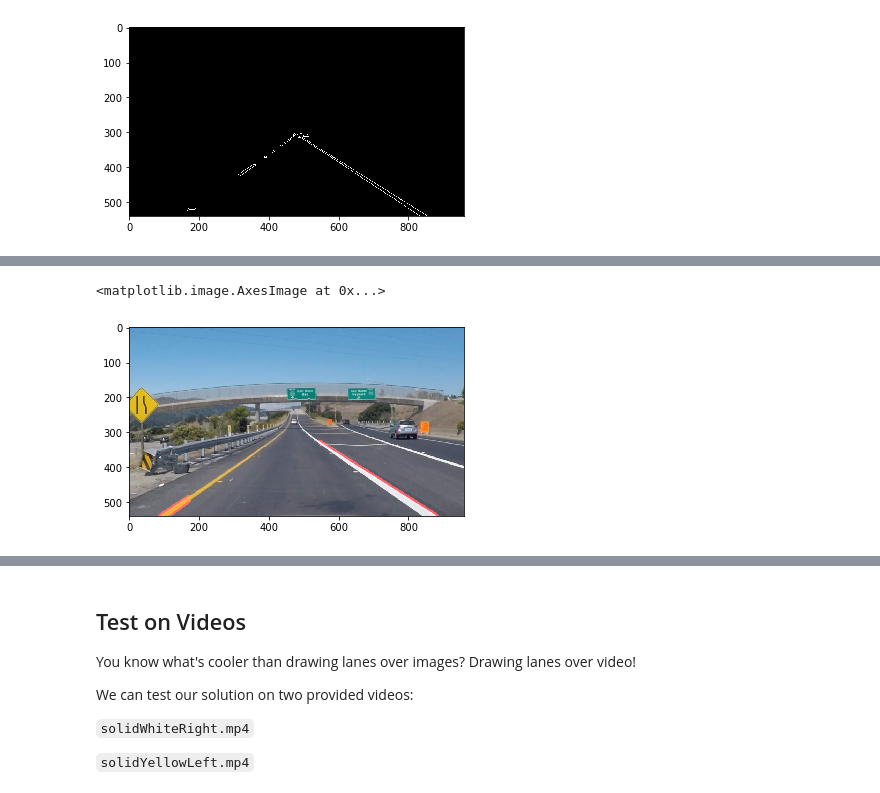
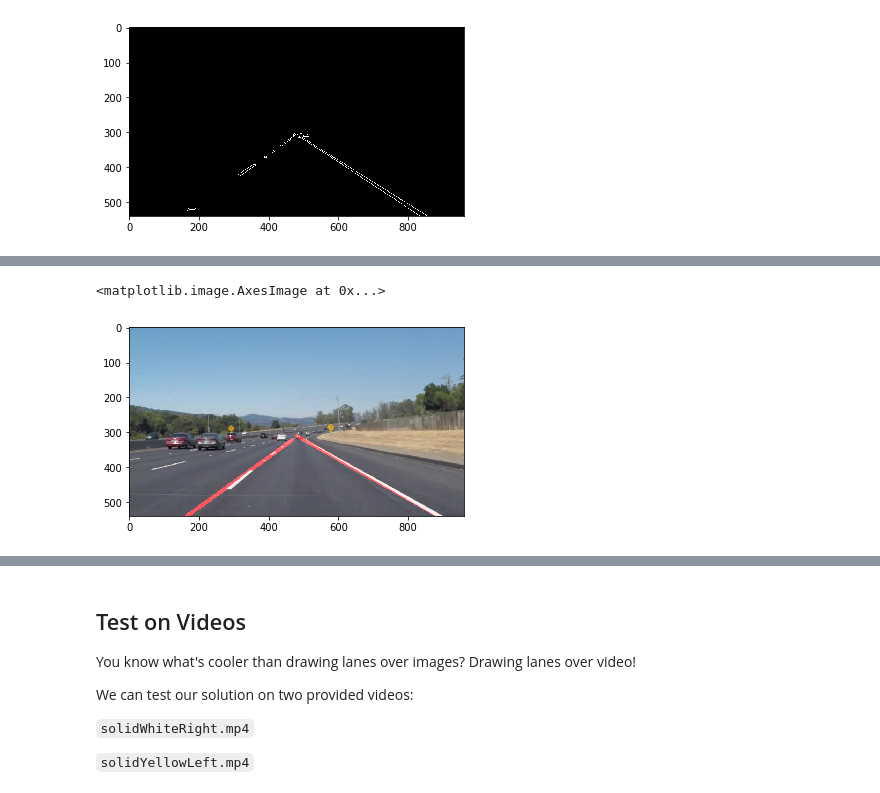
Before and after one commit to luteresa/udacity-project, a Jupyter notebook: step1/P1_CarND-LaneLines/P1.ipynb, the cells around one changed output, grey strips where cells are left out. Drawn from its saved outputs; the diff is of its cells as text; code cells hidden in the pictures.

```diff
--- a/step1/P1_CarND-LaneLines/P1.ipynb
+++ b/step1/P1_CarND-LaneLines/P1.ipynb
@@ -51,10 +51,11 @@ import cv2
 ## Read in an Image
 # %%
 #reading in an image
-image = mpimg.imread('test_images/solidWhiteRight.jpg')
+image = mpimg.imread('test_images/solidWhiteCurve.jpg')
 
 #printing out some stats and plotting
 print('This image is:', type(image), 'with dimensions:', image.shape)
+print(image.shape[0])
 plt.imshow(image)  # if you wanted to show a single color channel image called 'gray', for example, call as plt.imshow(gray, cmap='gray')
 # %% [output]
 This image is: <class 'numpy.ndarray'> with dimensions: (540, 960, 3)
@@ -219,9 +333,9 @@ def draw_lines(img, lines, color=[255, 0, 0], thickness=2):
     this function with the weighted_img() function below
     """
     #print("draw lines type:",type(lines),lines.shape,lines)
-    lens_classify = lines_classify(lines)
+    lines_new = lines_classify2(img,lines)
     #print("-----lens_classify",lens_classify)
-    lines_new = connet_lines(lens_classify)
+    #lines_new = connet_lines(lens_classify)
    # print("----line_news",lines_new)
     for line in lines_new:
         #print(line)
@@ -309,7 +424,7 @@ plt.imshow(edges, cmap='Greys_r')
 # This time we are defining a four sided polygon to mask
 imshape = blur_gray.shape
 
-vertices = np.array([[(80,imshape[0]),(480, 300),(500, 300), (900,imshape[0])]], dtype=np.int32)
+vertices = np.array([[(120,imshape[0]),(480, 300),(500, 300), (imshape[1]-100,imshape[0])]], dtype=np.int32)
 masked_edges = region_of_interest(edges,vertices)
 plt.imshow(masked_edges, cmap='Greys_r')
 # %% [output]
@@ -343,5 +458,5 @@ plt.savefig("lane_lins.jpg")
 # %%
-
+#identify lane lines
 def find_lane_lines(image_src):
     #step1: convert rgb to gray
     gray_scale = grayscale(image_src)
@@ -349,25 +464,28 @@ def find_lane_lines(image_src):
     #step2: gaussian blue
     kernel_size=5
     blur_gray = gaussian_blur(gray_scale,kernel_size)
+ #   plt.imshow(blur_gray, cmap='Greys_r')
+
 
     #step3: canny
     low_threshold = 80
     high_threshold = 160
     edges =canny(blur_gray, low_threshold, high_threshold)
+    #plt.imshow(edges, cmap='Greys_r')
 
     #step4:
     # This time we are defining a four sided polygon to mask
     imshape = blur_gray.shape
 
-    vertices = np.array([[(80,imshape[0]),(480, 300),(500, 300), (900,imshape[0])]], dtype=np.int32)
+    vertices = np.array([[(120,imshape[0]),(480, 300),(500, 300), (imshape[1]-60,imshape[0])]], dtype=np.int32)
     masked_edges = region_of_interest(edges,vertices)
-
+    #plt.imshow(masked_edges, cmap='Greys_r')
 
     #step5:
     rho = 1
     theta = np.pi/180
     threshold = 5
-    min_line_len =30
+    min_line_len =20
     max_line_gap = 10
     line_image = np.copy(image_src)*0 # creating a blank to draw lines on
 
@@ -382,12 +500,12 @@ def find_lane_lines(image_src):
 
     return lines_edges
 # %%
-image_src = mpimg.imread("test_images/exit-ramp.jpg")
+image_src = mpimg.imread("test_images/solidWhiteCurve.jpg")
 img = find_lane_lines(image_src)
 plt.imshow(img)
 # %% [output]
 <matplotlib.image.AxesImage at 0x...>
-[figure, old version]
+[figure, new version]
 # %%
 # TODO: Build your pipeline that will draw lane lines on the test_images
 files = os.listdir("test_images/")
```
Also changed, not shown: parts of 13 cells of this notebook, 13 other files.
